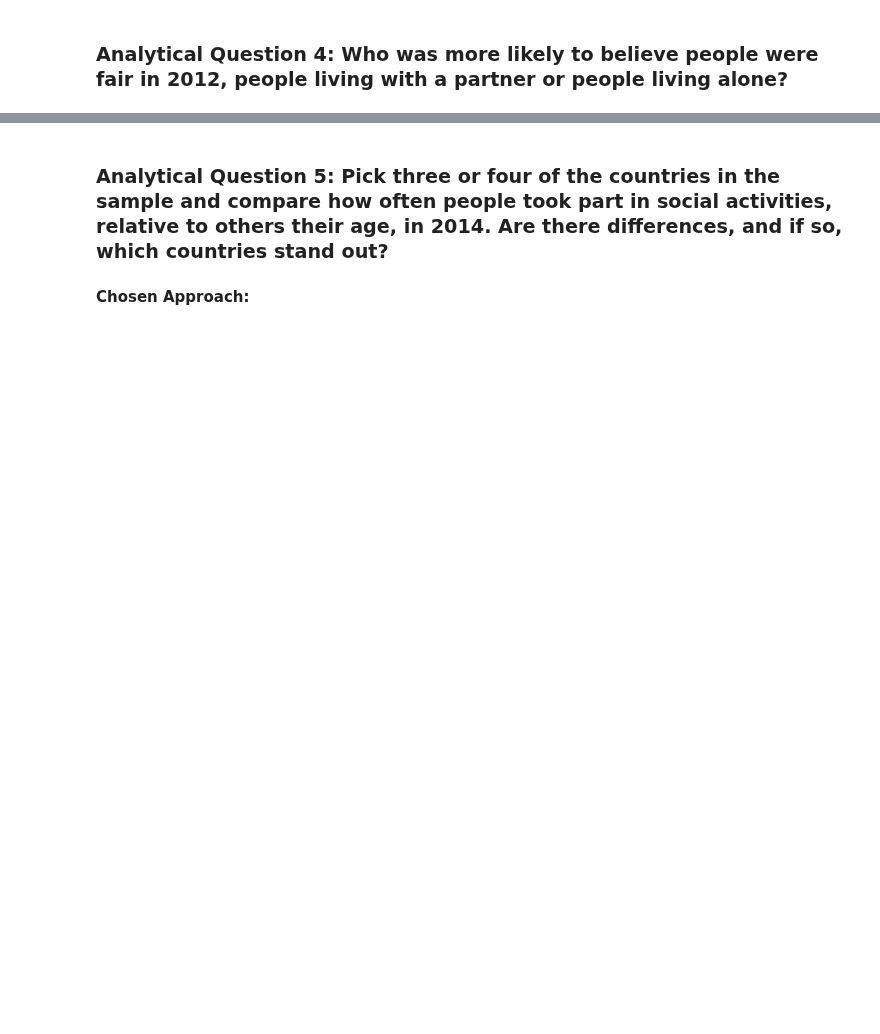
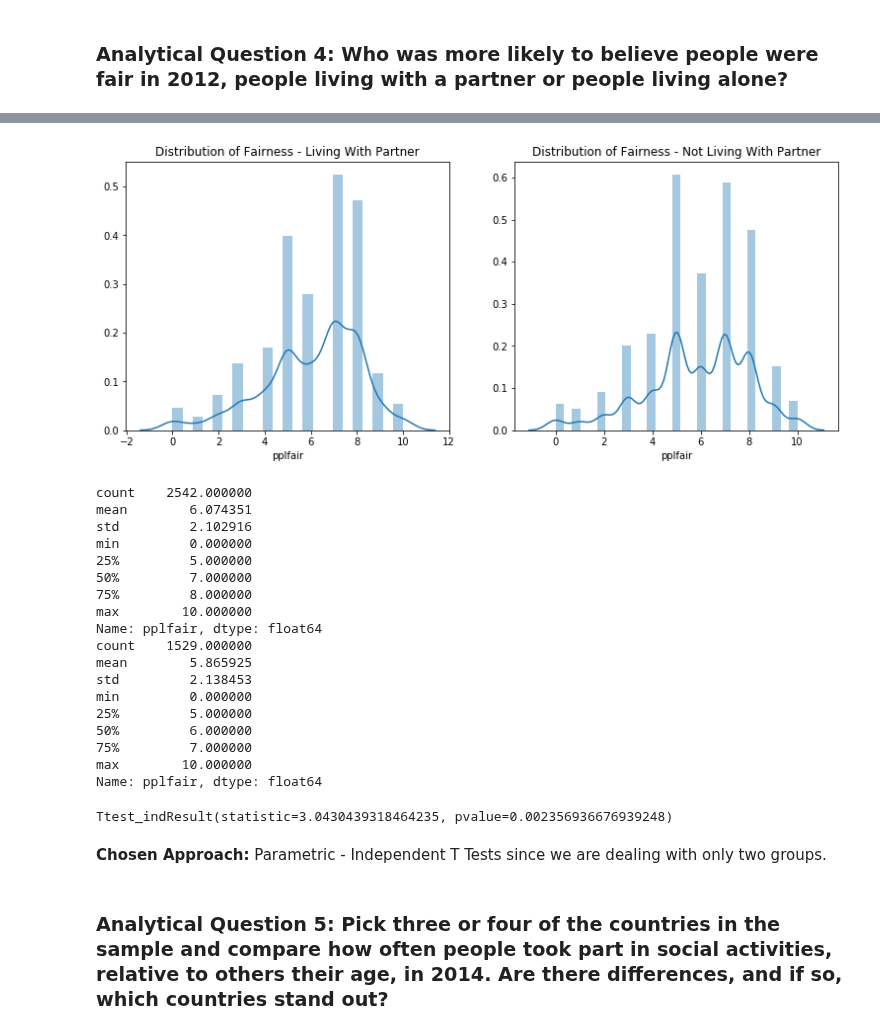
Before and after one commit to str007/Thinkful, a Jupyter notebook: Parametric_NonParametric_Analysis.ipynb, the cells around one changed output, grey strips where cells are left out. Cells and saved outputs as stored; diff of their text form; code cells hidden in the pictures; blank space fills up the shorter version.

```diff
--- a/Parametric_NonParametric_Analysis.ipynb
+++ b/Parametric_NonParametric_Analysis.ipynb
@@ -321,4 +333,47 @@ KruskalResult(statistic=450.71321732949133, pvalue=3.44687186022373e-95)
+# %%
+#Create dataframes for parter/no partner (2012)
+ess_partner = ess.loc[(ess['partner'] == 'Live Together') & (ess['year'] == 'Year-2012')]
+ess_nopartner = ess.loc[(ess['partner'] == 'Do not Live Together') & (ess['year'] == 'Year-2012')]
+# %%
+#Look at histograms for partner/no partner fairness
+plt.figure(figsize=[20,5])
+
+plt.subplot(1,3,1)
+sns.distplot(ess_partner['pplfair'])
+plt.title('Distribution of Fairness - Living With Partner')
+
+plt.subplot(1,3,2)
+sns.distplot(ess_nopartner['pplfair'])
+plt.title('Distribution of Fairness - Not Living With Partner')
+plt.show()
+
+print(ess_partner.pplfair.describe())
+print(ess_.pplfair.describe())
+# %% [output]
+[figure, added]
+count    2542.000000
+mean        6.074351
+std         2.102916
+min         0.000000
+25%         5.000000
+50%         7.000000
+75%         8.000000
+max        10.000000
+Name: pplfair, dtype: float64
+count    1529.000000
+mean        5.865925
+std         2.138453
+min         0.000000
+25%         5.000000
+50%         6.000000
+75%         7.000000
+max        10.000000
+Name: pplfair, dtype: float64
+# %%
+print(stats.ttest_ind(ess_partner['pplfair'], ess_nopartner['pplfair']))
+# %% [output]
+Ttest_indResult(statistic=3.0430439318464235, pvalue=0.002356936676939248)
+# %% [markdown]
+**Chosen Approach:** Parametric - Independent T Tests since we are dealing with only two groups.
 # %% [markdown]
 ### Analytical Question 5: Pick three or four of the countries in the sample and compare how often people took part in social activities, relative to others their age, in 2014. Are there differences, and if so, which countries stand out?
-# %% [markdown]
-**Chosen Approach:**
```
Also changed, not shown: parts of 17 cells of this notebook.
